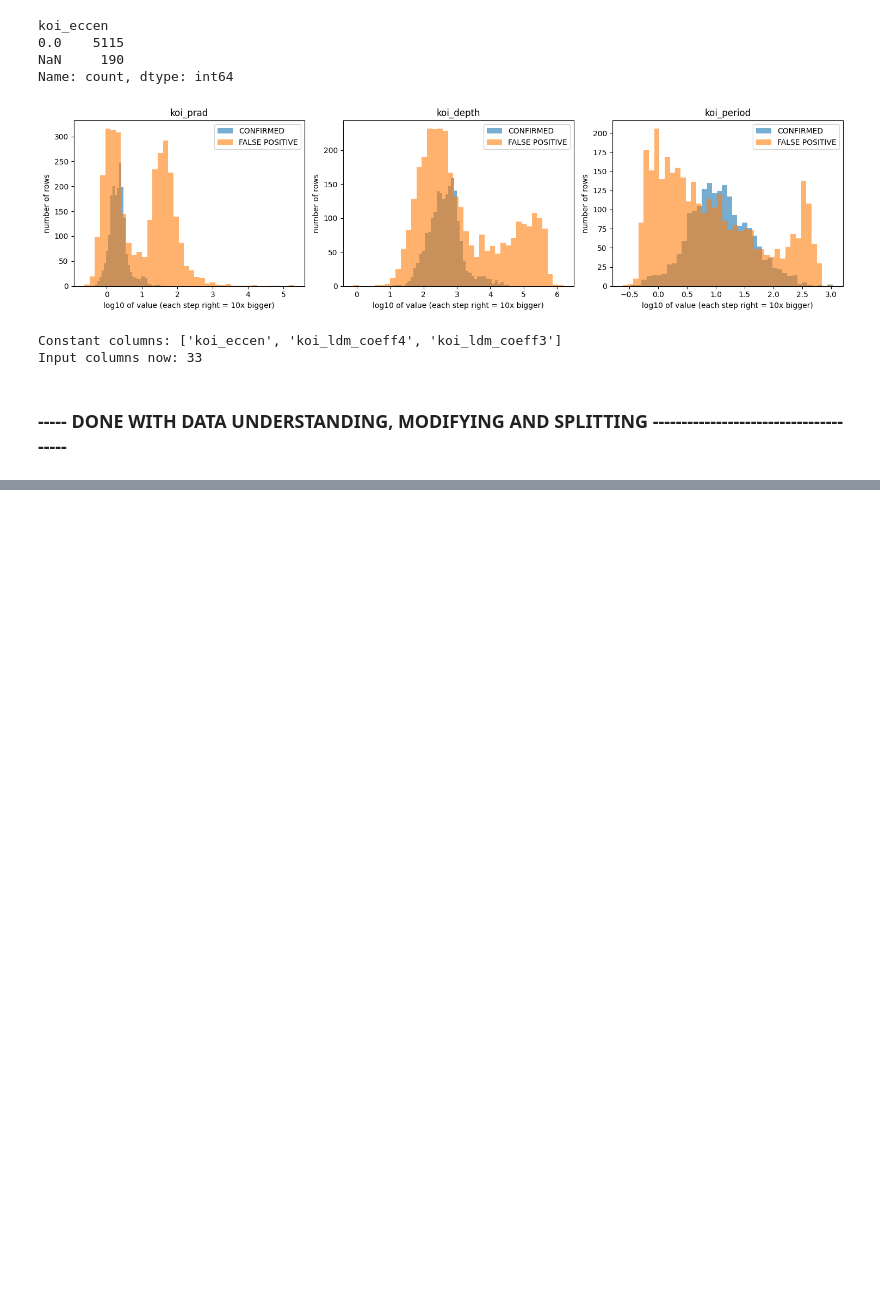
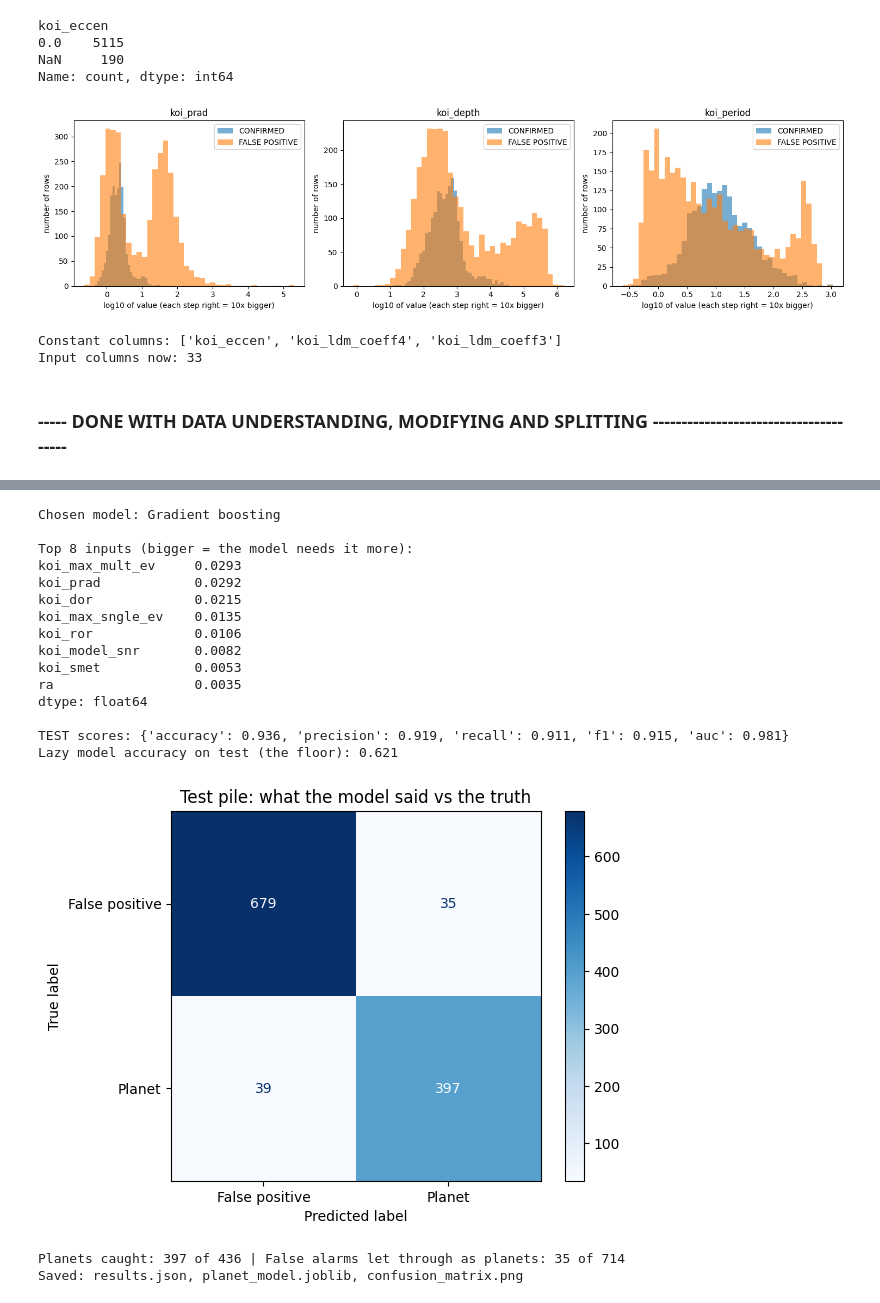
Before and after one commit to tishasetia13/planet-or-not, a Jupyter notebook: planet_or_not_model.ipynb, the cells around one changed output, grey strips where cells are left out. Saved outputs shown, nothing was run; the diff lists cells and outputs as text; code cells hidden in the pictures; blank space fills up the shorter version.

```diff
--- a/planet_or_not_model.ipynb
+++ b/planet_or_not_model.ipynb
@@ -455,0 +615,77 @@ Input columns now: 33
+# %%
+# ===== CELL 2: pick the winner, then the final exam on the TEST pile =====
+
+# Stage 1: imports
+import json, joblib
+import matplotlib.pyplot as plt
+from sklearn.inspection import permutation_importance
+from sklearn.base import clone
+from sklearn.metrics import confusion_matrix, ConfusionMatrixDisplay
+
+# Stage 2: pick the winner on VALIDATION (highest AUC among the two real models)
+real_models = val_scores.drop(index="Always says false positive")
+best_name = real_models["auc"].idxmax()
+print("Chosen model:", best_name)
+
+# Stage 3: which inputs does the chosen model lean on? (measured on VALIDATION, not test)
+imp = permutation_importance(models[best_name], X_val, y_val,
+                             scoring="roc_auc", n_repeats=5, random_state=SEED)
+importance = pd.Series(imp.importances_mean, index=feature_cols).sort_values(ascending=False)
+print("\nTop 8 inputs (bigger = the model needs it more):")
+print(importance.head(8).round(4), "\n")
+
+# Stage 4: retrain a fresh copy of the winner on TRAIN + VALIDATION together
+X_final = pd.concat([X_train, X_val])
+y_final = pd.concat([y_train, y_val])
+final_model = clone(models[best_name]).fit(X_final, y_final)
+
+# Stage 5: score on the TEST pile, for the first and only time
+test_scores = {k: round(float(v), 3) for k, v in evaluate(final_model, X_test, y_test).items()}
+lazy_accuracy = round(float(1 - y_test.mean()), 3)    # accuracy of always answering "false positive"
+print("TEST scores:", test_scores)
+print("Lazy model accuracy on test (the floor):", lazy_accuracy)
+
+# Stage 6: confusion matrix picture, saved as a file
+test_pred = final_model.predict(X_test)
+cm = confusion_matrix(y_test, test_pred)
+ConfusionMatrixDisplay(cm, display_labels=["False positive", "Planet"]).plot(cmap="Blues")
+plt.title("Test pile: what the model said vs the truth")
+plt.savefig("confusion_matrix.png", dpi=150, bbox_inches="tight")
+plt.show()
+tn, fp, fn, tp = cm.ravel()
+print(f"Planets caught: {tp} of {tp + fn} | False alarms let through as planets: {fp} of {fp + tn}")
+
+# Stage 7: save the results and the trained model
+results = {
+    "best_model": best_name,
+    "validation": val_scores.to_dict(orient="index"),
+    "test": test_scores,
+    "test_lazy_accuracy": lazy_accuracy,
+    "test_confusion_matrix": {"true_neg": int(tn), "false_pos": int(fp), "false_neg": int(fn), "true_pos": int(tp)},
+    "top_features": importance.head(8).round(4).to_dict(),
+    "n_features": len(feature_cols),
+    "rows": {"train": len(train_df), "val": len(val_df), "test": len(test_df)},
+}
+with open("results.json", "w") as f:
+    json.dump(results, f, indent=2)
+joblib.dump({"model": final_model, "features": feature_cols}, "planet_model.joblib")
+print("Saved: results.json, planet_model.joblib, confusion_matrix.png")
+# %% [output]
+Chosen model: Gradient boosting
+
+Top 8 inputs (bigger = the model needs it more):
+koi_max_mult_ev     0.0293
+koi_prad            0.0292
+koi_dor             0.0215
+koi_max_sngle_ev    0.0135
+koi_ror             0.0106
+koi_model_snr       0.0082
+koi_smet            0.0053
+ra                  0.0035
+dtype: float64
+
+TEST scores: {'accuracy': 0.936, 'precision': 0.919, 'recall': 0.911, 'f1': 0.915, 'auc': 0.981}
+Lazy model accuracy on test (the floor): 0.621
+[figure, added]
+Planets caught: 397 of 436 | False alarms let through as planets: 35 of 714
+Saved: results.json, planet_model.joblib, confusion_matrix.png
```
Also changed, not shown: parts of 5 cells of this notebook.
